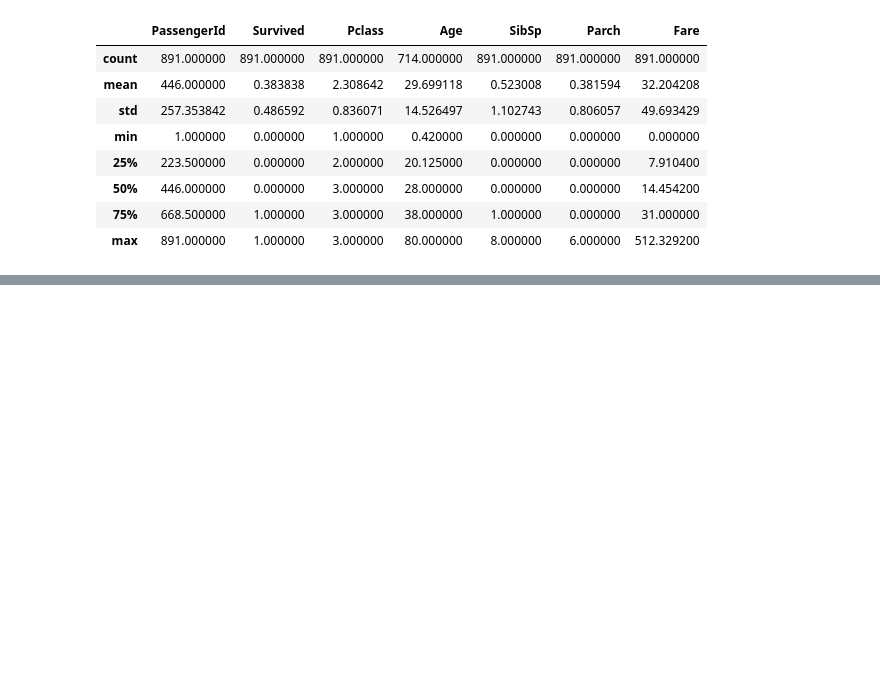
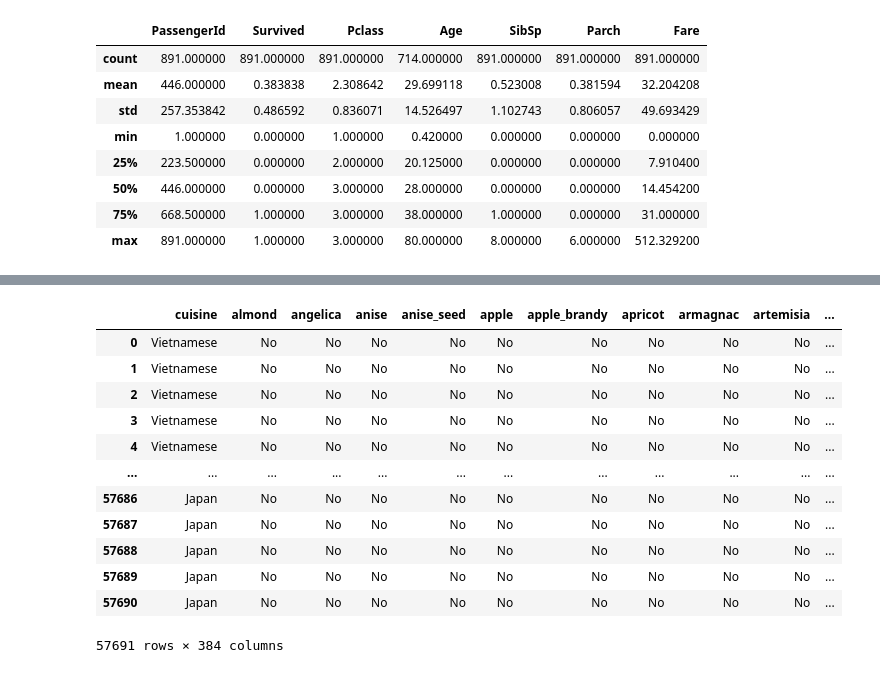
Before and after one commit to mohankumar21022k/WatsonTrail-, a Jupyter notebook: TrailNotebook.ipynb, the cells around one changed output, grey strips where cells are left out. Cells and saved outputs as stored; diff of their text form; code cells hidden in the pictures; blank space fills up the shorter version.

```diff
--- a/TrailNotebook.ipynb
+++ b/TrailNotebook.ipynb
@@ -21,3 +42,11 @@ df_data_1.describe()
 | 50% | 446.000000 | 0.000000 | 3.000000 | 28.000000 | 0.000000 | 0.000000 | 14.454200 |
 | 75% | 668.500000 | 1.000000 | 3.000000 | 38.000000 | 1.000000 | 0.000000 | 31.000000 |
 | max | 891.000000 | 1.000000 | 3.000000 | 80.000000 | 8.000000 | 6.000000 | 512.329200 |
+# %%
+import pandas as pd # import library to read data into dataframe
+pd.set_option('display.max_columns', None)
+import numpy as np # import numpy library
+import re # import library for regular expression
+# %%
+ recipes = pd.read_csv("https://cf-courses-data.s3.us.cloud-object-storage.appdomain.cloud/IBMDeveloperSkillsNetwork-DS0103EN-SkillsNetwork/labs/Module%202/recipes.csv")
+ print("Data read into dataframe!") # takes about 30 seconds
@@ -23,0 +89,20 @@ df_data_1.describe()
+# %%
+column_names = recipes.columns.values
+column_names[0] = "cuisine"
+recipes.columns = column_names
+
+recipes
+# %% [output]
+|  | cuisine | almond | angelica | anise | anise_seed | apple | apple_brandy | apricot | armagnac | artemisia | ... |
+| 0 | Vietnamese | No | No | No | No | No | No | No | No | No | ... |
+| 1 | Vietnamese | No | No | No | No | No | No | No | No | No | ... |
+| 2 | Vietnamese | No | No | No | No | No | No | No | No | No | ... |
+| 3 | Vietnamese | No | No | No | No | No | No | No | No | No | ... |
+| 4 | Vietnamese | No | No | No | No | No | No | No | No | No | ... |
+| ... | ... | ... | ... | ... | ... | ... | ... | ... | ... | ... | ... |
+| 57686 | Japan | No | No | No | No | No | No | No | No | No | ... |
+| 57687 | Japan | No | No | No | No | No | No | No | No | No | ... |
+| 57688 | Japan | No | No | No | No | No | No | No | No | No | ... |
+| 57689 | Japan | No | No | No | No | No | No | No | No | No | ... |
+| 57690 | Japan | No | No | No | No | No | No | No | No | No | ... |
+57691 rows × 384 columns
```
Also changed, not shown: parts of 17 cells of this notebook.
